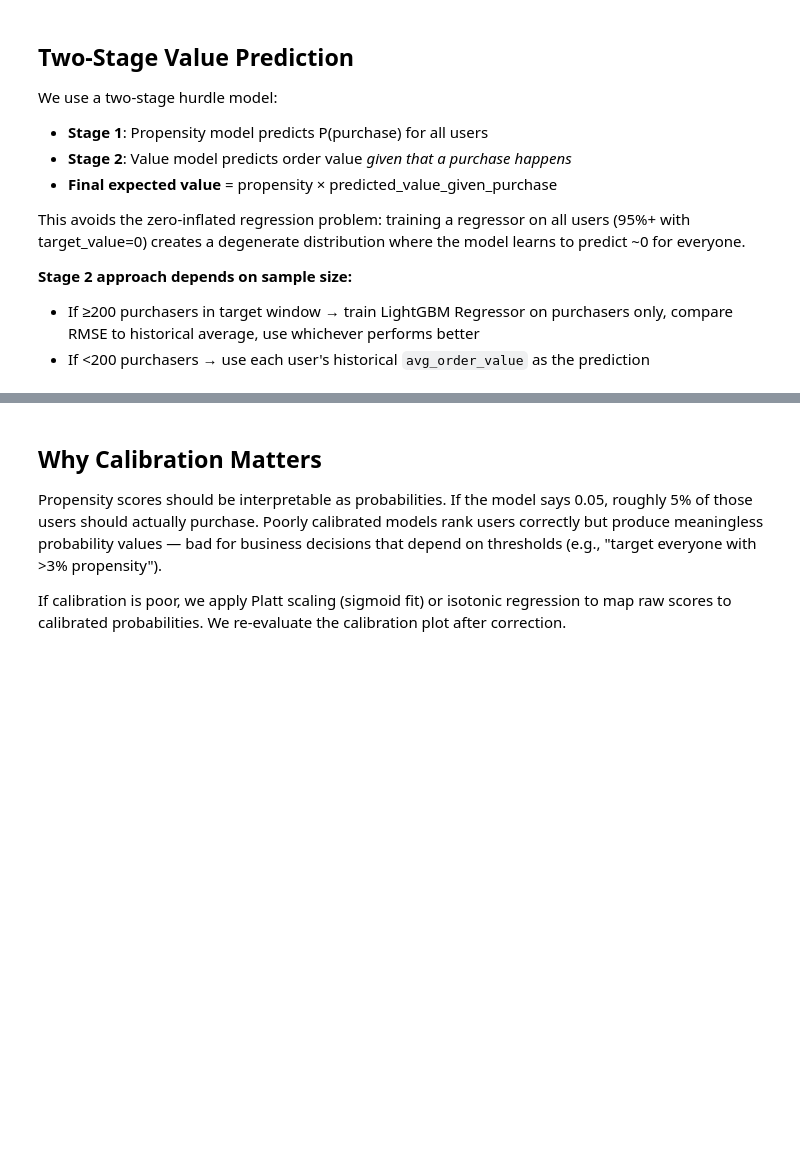
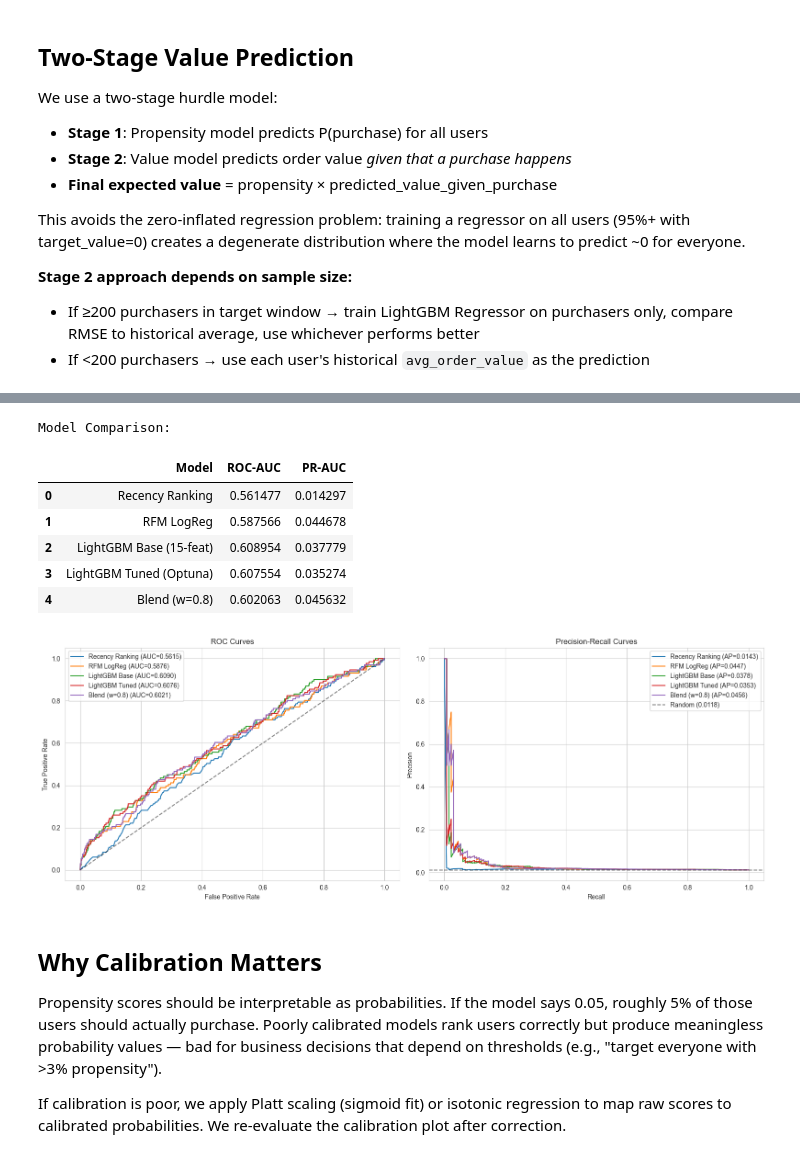
Before and after one commit to Tanmay1005/Scowtt, a Jupyter notebook: scowtt_mle.ipynb, the cells around one changed output, grey strips where cells are left out. Drawn from its saved outputs; the diff is of its cells as text; code cells hidden in the pictures; blank space fills up the shorter version.

```diff
--- a/scowtt_mle.ipynb
+++ b/scowtt_mle.ipynb
@@ -15,6 +15,9 @@ from sklearn.metrics import (
 )
 from sklearn.calibration import CalibratedClassifierCV, calibration_curve
 
+import optuna
+optuna.logging.set_verbosity(optuna.logging.WARNING)
+
 import warnings
 warnings.filterwarnings('ignore')
 
@@ -991,9 +1115,9 @@ Baseline 1 — Recency Ranking:
 
 rfm_cols = ['recency_days', 'frequency', 'monetary_total']
 
-# Use only numeric RFM features, fill NaN with 0 for logistic regression
-X_train_rfm = X_train[rfm_cols].fillna(0)
-X_test_rfm = X_test[rfm_cols].fillna(0)
+# Pull RFM features from user_df (frequency not in core_features but exists in user_df)
+X_train_rfm = user_df.loc[X_train.index, rfm_cols].fillna(0)
+X_test_rfm = user_df.loc[X_test.index, rfm_cols].fillna(0)
 
 lr = LogisticRegression(class_weight='balanced', random_state=42, max_iter=1000)
 lr.fit(X_train_rfm, y_train)
@@ -1261,3 +1551,66 @@ Model Comparison:
+# %%
+# Cell 39: Classification comparison table + ROC/PR curves (all models)
+
+# Comparison table
+comparison = pd.DataFrame({
+    'Model': ['Recency Ranking', 'RFM LogReg', f'LightGBM Base ({len(core_features)}-feat)',
+              'LightGBM Tuned (Optuna)', f'Blend (w={best_w:.1f})'],
+    'ROC-AUC': [roc_auc_b1, roc_auc_b2, roc_auc_lgb, roc_auc_tuned, roc_auc_blend],
+    'PR-AUC': [pr_auc_b1, pr_auc_b2, pr_auc_lgb, pr_auc_tuned, pr_auc_blend]
+})
+print('Model Comparison:')
+display(comparison)
+
+# Note on ROC vs PR divergence
+if roc_auc_lgb > roc_auc_tuned and pr_auc_tuned > pr_auc_lgb:
+    print(f'\nNote: Tuned model has lower ROC-AUC ({roc_auc_tuned:.4f} vs {roc_auc_lgb:.4f}) but higher PR-AUC ({pr_auc_tuned:.4f} vs {pr_auc_lgb:.4f}).')
+    print('Optuna optimized for PR-AUC and found a different operating point — more concentrated')
+    print('predictions at the top of the ranking, at the cost of overall discrimination.')
+    print('This is correct for ad targeting: we care about precision among top-ranked users, not overall ranking.')
+
+# ROC and PR curves
+fig, axes = plt.subplots(1, 2, figsize=(16, 6))
+
+models = [
+    ('Recency Ranking', baseline1_scores_test),
+    ('RFM LogReg', baseline2_scores_test),
+    ('LightGBM Base', lgb_scores_test),
+    ('LightGBM Tuned', lgb_tuned_scores_test),
+    (f'Blend (w={best_w:.1f})', blend_scores_test),
+]
+
+for name, scores in models:
+    fpr, tpr, _ = roc_curve(y_test, scores)
+    auc_val = roc_auc_score(y_test, scores)
+    axes[0].plot(fpr, tpr, label=f'{name} (AUC={auc_val:.4f})')
+axes[0].plot([0, 1], [0, 1], 'k--', alpha=0.5)
+axes[0].set_xlabel('False Positive Rate')
+axes[0].set_ylabel('True Positive Rate')
+axes[0].set_title('ROC Curves')
+axes[0].legend()
+
+for name, scores in models:
+    precision, recall, _ = precision_recall_curve(y_test, scores)
+    ap = average_precision_score(y_test, scores)
+    axes[1].plot(recall, precision, label=f'{name} (AP={ap:.4f})')
+pos_rate = y_test.mean()
+axes[1].axhline(y=pos_rate, color='k', linestyle='--', alpha=0.5, label=f'Random ({pos_rate:.4f})')
+axes[1].set_xlabel('Recall')
+axes[1].set_ylabel('Precision')
+axes[1].set_title('Precision-Recall Curves')
+axes[1].legend()
+
+plt.tight_layout()
+plt.show()
+# %% [output]
+Model Comparison:
+|  | Model | ROC-AUC | PR-AUC |
+| 0 | Recency Ranking | 0.561477 | 0.014297 |
+| 1 | RFM LogReg | 0.587566 | 0.044678 |
+| 2 | LightGBM Base (15-feat) | 0.608954 | 0.037779 |
+| 3 | LightGBM Tuned (Optuna) | 0.607554 | 0.035274 |
+| 4 | Blend (w=0.8) | 0.602063 | 0.045632 |
+[figure, added]
 # %% [markdown]
 ## Why Calibration Matters
 
```
Also changed, not shown: parts of 39 cells of this notebook, 2 other files.
